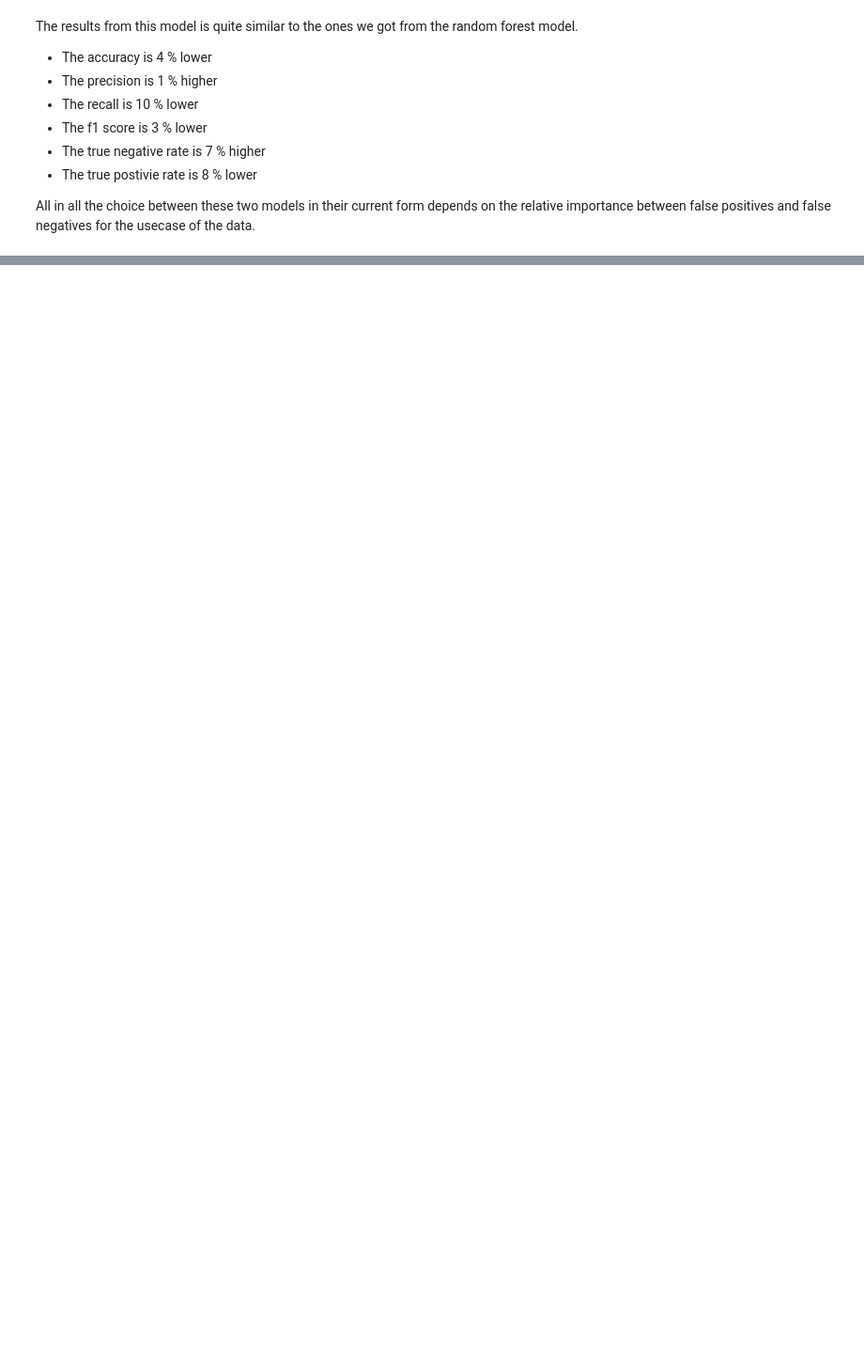
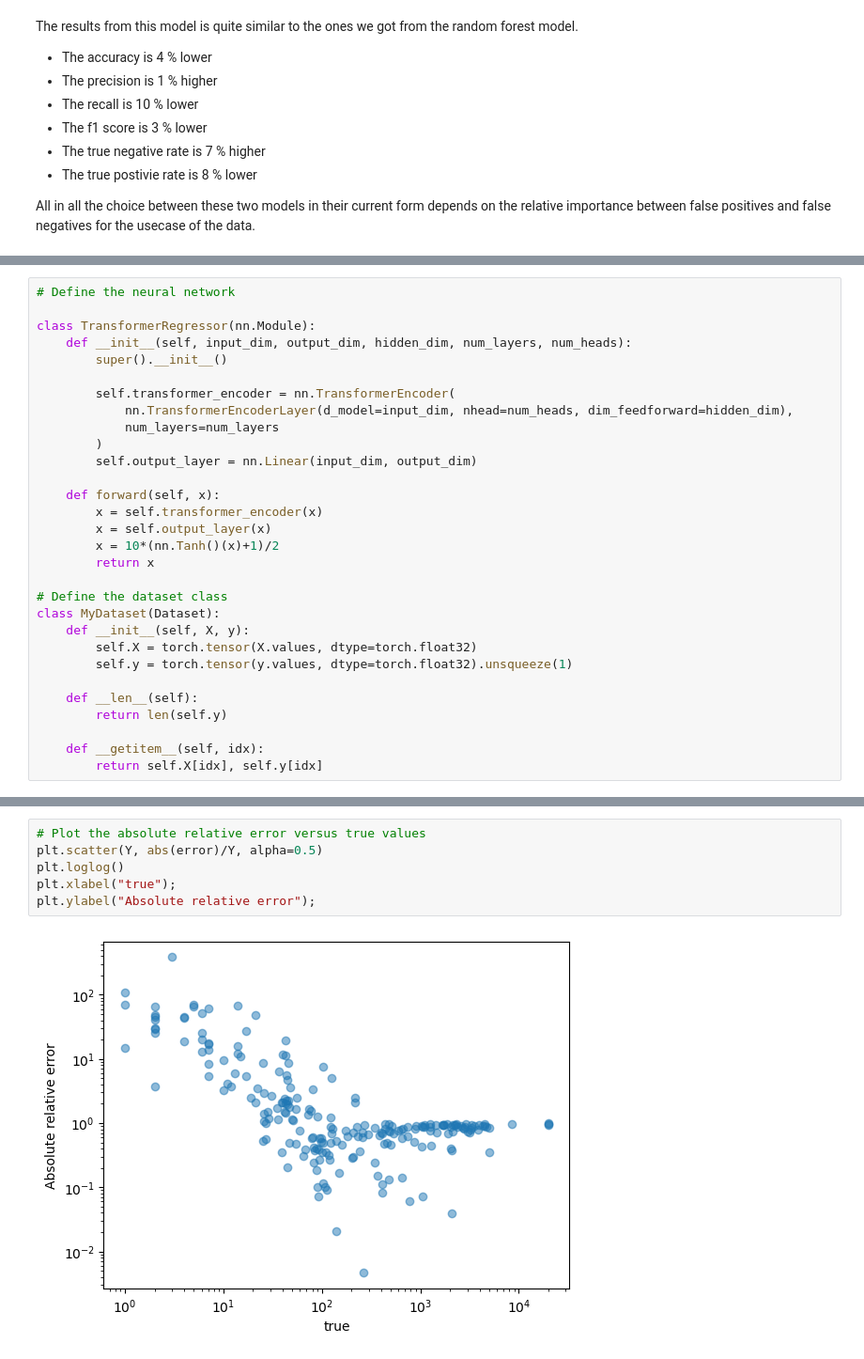
Before and after one commit to vegardbs/oncoimmunity, a Jupyter notebook: training_and_evaluation.ipynb, the cells around one changed output, grey strips where cells are left out. Shown at 94% size. Saved outputs shown, nothing was run; the diff lists cells and outputs as text; blank space fills up the shorter version.

```diff
--- a/training_and_evaluation.ipynb
+++ b/training_and_evaluation.ipynb
@@ -761,0 +593,30 @@ plt.ylim([-2500,2500])
+# %%
+# Define the neural network
+
+class TransformerRegressor(nn.Module):
+    def __init__(self, input_dim, output_dim, hidden_dim, num_layers, num_heads):
+        super().__init__()
+
+        self.transformer_encoder = nn.TransformerEncoder(
+            nn.TransformerEncoderLayer(d_model=input_dim, nhead=num_heads, dim_feedforward=hidden_dim),
+            num_layers=num_layers
+        )
+        self.output_layer = nn.Linear(input_dim, output_dim)
+
+    def forward(self, x):
+        x = self.transformer_encoder(x)
+        x = self.output_layer(x)
+        x = 10*(nn.Tanh()(x)+1)/2
+        return x
+
+# Define the dataset class
+class MyDataset(Dataset):
+    def __init__(self, X, y):
+        self.X = torch.tensor(X.values, dtype=torch.float32)
+        self.y = torch.tensor(y.values, dtype=torch.float32).unsqueeze(1)
+
+    def __len__(self):
+        return len(self.y)
+
+    def __getitem__(self, idx):
+        return self.X[idx], self.y[idx]
@@ -761,0 +782,8 @@ plt.ylim([-2500,2500])
+# %%
+# Plot the absolute relative error versus true values
+plt.scatter(Y, abs(error)/Y, alpha=0.5)
+plt.loglog()
+plt.xlabel("true");
+plt.ylabel("Absolute relative error");
+# %% [output]
+[figure, added]
```
Also changed, not shown: parts of 49 cells of this notebook, 3 other files.
